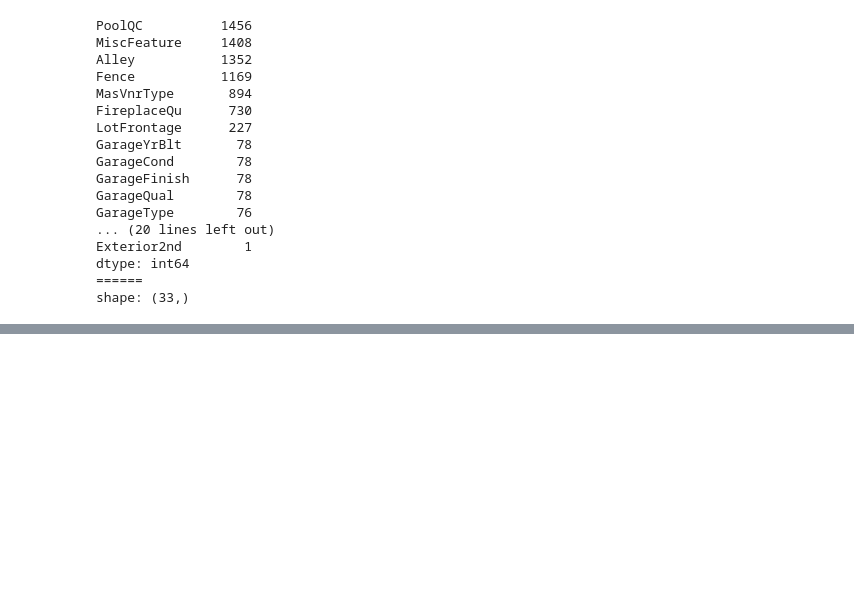
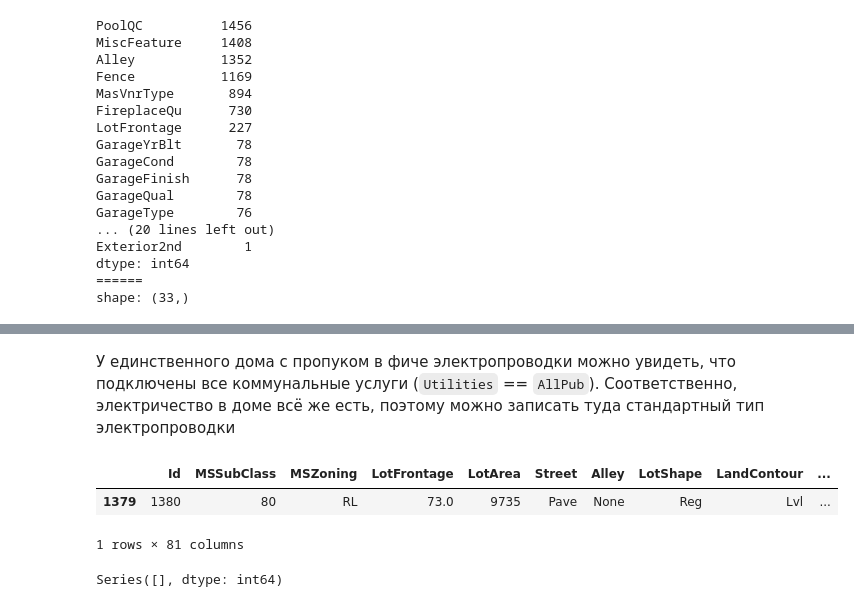
Before and after one commit to pedrobirq/extreme_ml_learning_final_project, a Jupyter notebook: EDA.ipynb, the cells around one changed output, grey strips where cells are left out. Drawn from its saved outputs; the diff is of its cells as text; code cells hidden in the pictures; blank space fills up the shorter version.

```diff
--- a/EDA.ipynb
+++ b/EDA.ipynb
@@ -176,0 +270,9 @@ shape: (33,)
+# %%
+train_df['PoolQC'] = train_df['PoolQC'].fillna('None')
+train_df['MasVnrType'] = train_df['MasVnrType'].fillna('None')
+train_df['FireplaceQu'] = train_df['FireplaceQu'].fillna('None')
+train_df[['GarageQual', 'GarageType', 'GarageFinish', 'GarageCond']] = train_df[[
+    'GarageQual', 'GarageType', 'GarageFinish', 'GarageCond']].fillna('None')
+train_df[['BsmtQual', 'BsmtCond', 'BsmtExposure', 'BsmtFinType1', 'BsmtFinType2']] = train_df[[
+    'BsmtQual', 'BsmtCond', 'BsmtExposure', 'BsmtFinType1', 'BsmtFinType2']].fillna('None')
+train_df[['MiscFeature', 'Alley', 'Fence']] = train_df[['MiscFeature', 'Alley', 'Fence']].fillna('None')
@@ -176,0 +285,8 @@ shape: (33,)
+# %% [markdown]
+У единственного дома с пропуком в фиче электропроводки можно увидеть, что подключены все коммунальные услуги (`Utilities` == `AllPub`). Соответственно, электричество в доме всё же есть, поэтому можно записать туда стандартный тип электропроводки
+# %%
+train_df[train_df['Electrical'].isna() == True]
+# %% [output]
+|  | Id | MSSubClass | MSZoning | LotFrontage | LotArea | Street | Alley | LotShape | LandContour | ... |
+| 1379 | 1380 | 80 | RL | 73.0 | 9735 | Pave | None | Reg | Lvl | ... |
+1 rows × 81 columns
@@ -176,0 +295,5 @@ shape: (33,)
+# %%
+cat_df = train_df[config.cat_features.houses]
+utils.check_nulls(cat_df)
+# %% [output]
+Series([], dtype: int64)
```
Also changed, not shown: parts of 10 cells of this notebook, 3 other files.
